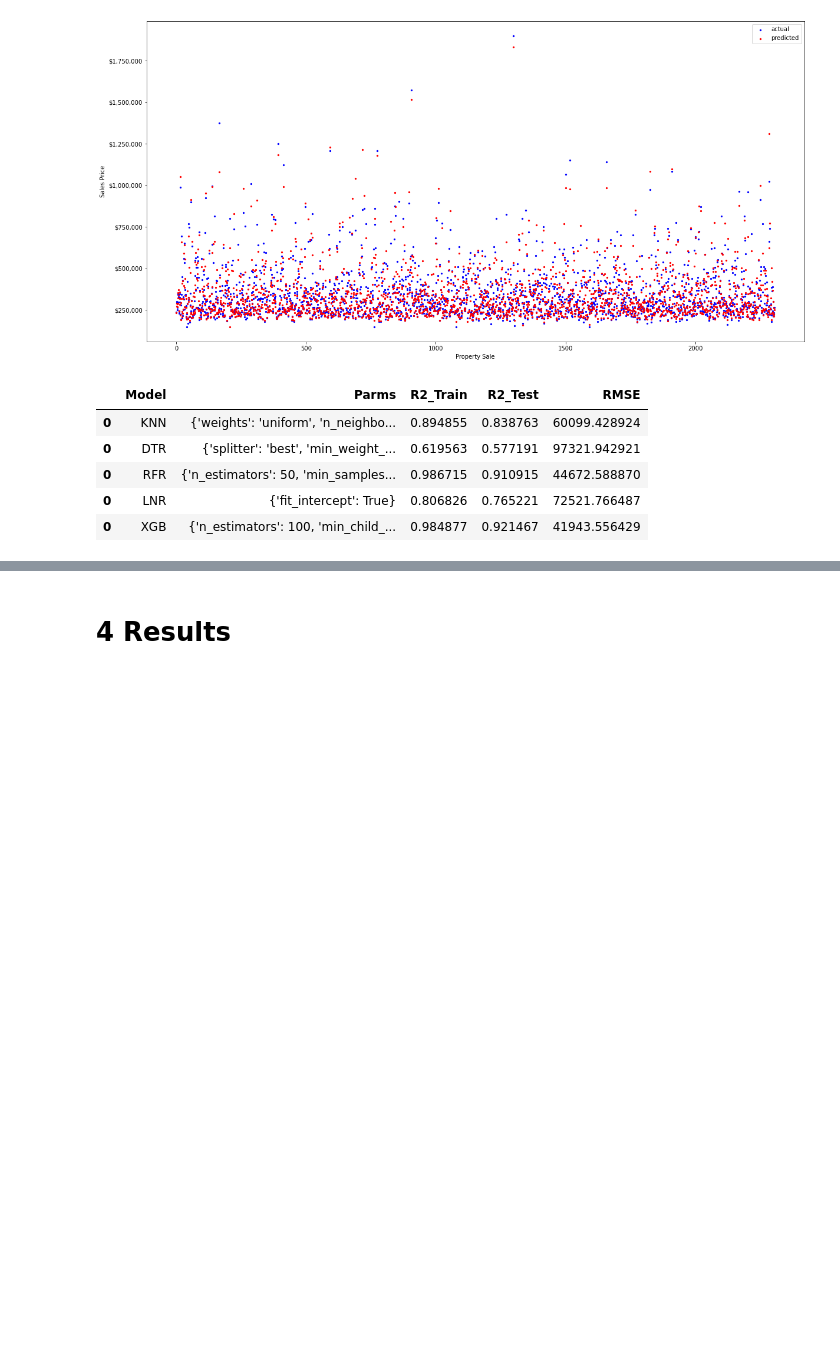
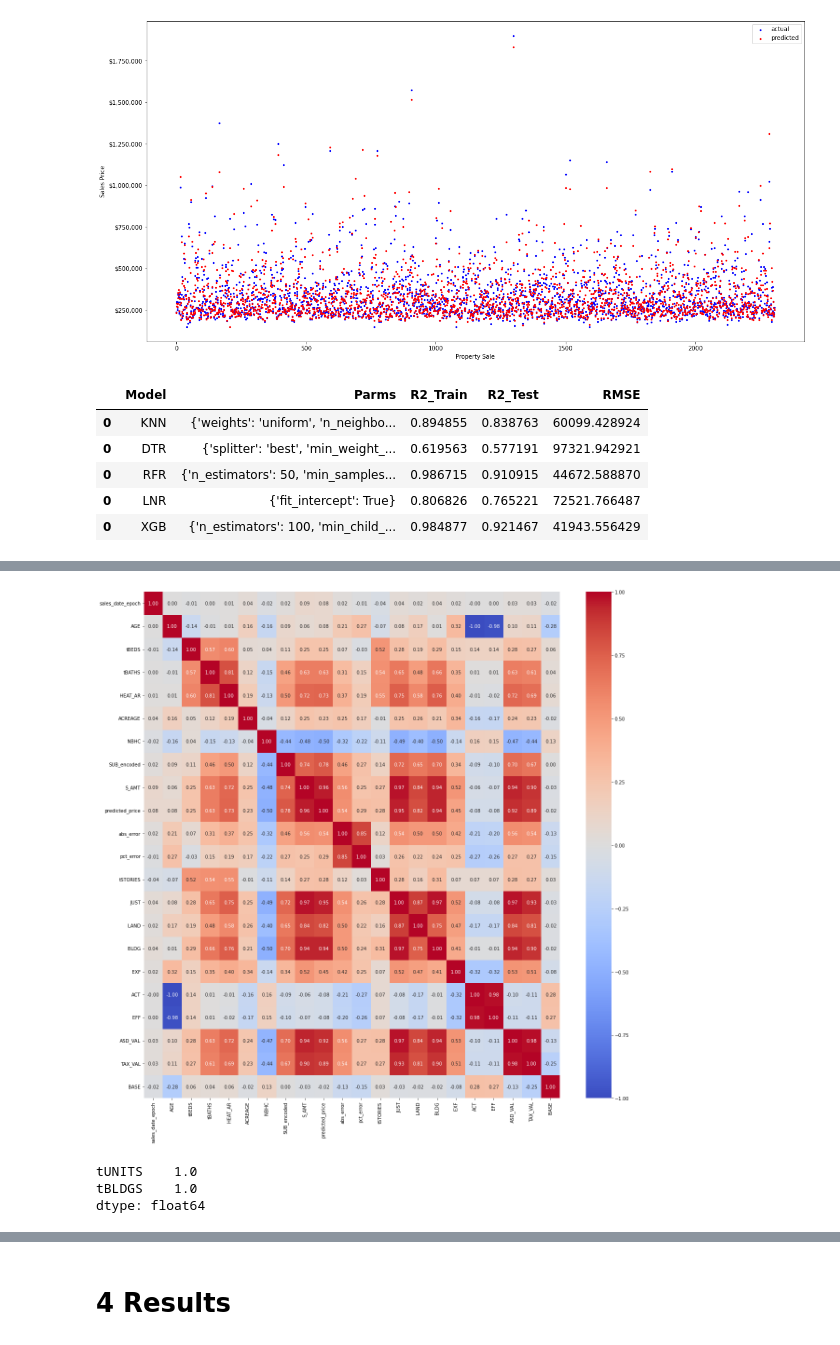
Before and after one commit to mkars01/real-estate-invest-recommender, a Jupyter notebook: notebooks/05_Modeling.ipynb, the cells around one changed output, grey strips where cells are left out. Cells and saved outputs as stored; diff of their text form; code cells hidden in the pictures; blank space fills up the shorter version.

```diff
--- a/notebooks/05_Modeling.ipynb
+++ b/notebooks/05_Modeling.ipynb
@@ -455,0 +465,12 @@ df_results.pct_error.hist()
+# %%
+corr = df_results.drop(['tUNITS', 'tBLDGS'], axis=1).corr()
+plt.subplots(figsize=(20,20))
+sns.heatmap(round(corr, 2), annot=True, fmt='.2f', cmap="coolwarm");
+# %% [output]
+[figure, added]
+# %%
+df_results[['tUNITS', 'tBLDGS']].min()
+# %% [output]
+tUNITS    1.0
+tBLDGS    1.0
+dtype: float64
```
Also changed, not shown: parts of 36 cells of this notebook, 1 other file.
